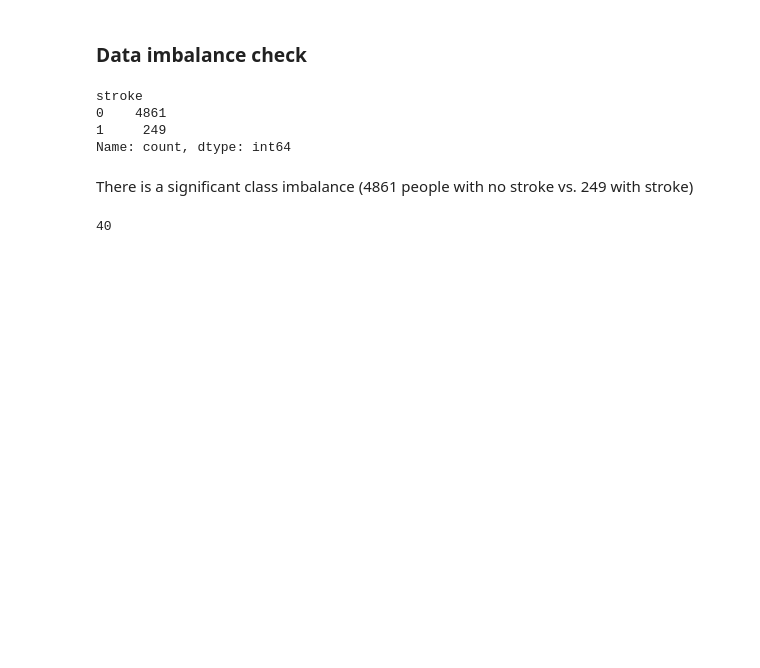
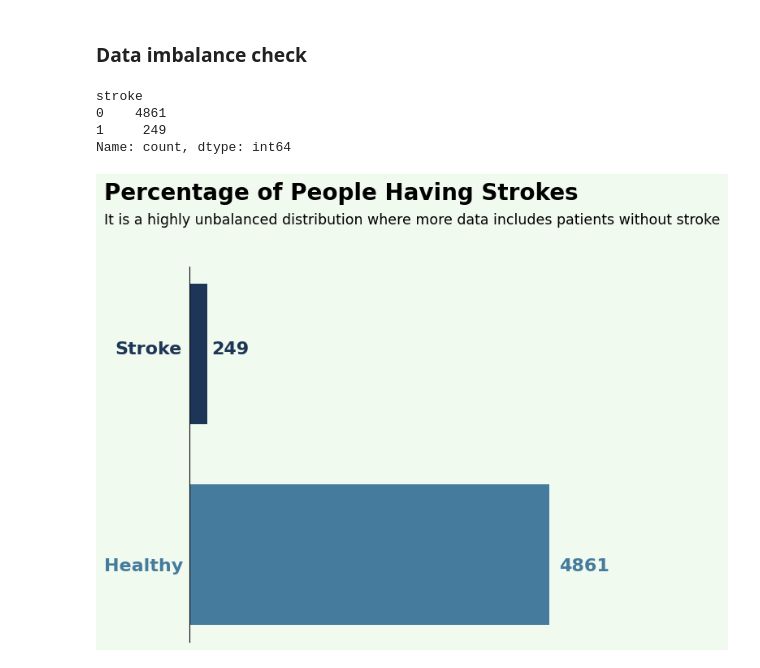
Before and after one commit to DPowidzka/stroke_prediction, a Jupyter notebook: stroke_prediction.ipynb, the cells around one changed output. Drawn from its saved outputs; the diff is of its cells as text; code cells hidden in the pictures; blank space fills up the shorter version.

```diff
--- a/stroke_prediction.ipynb
+++ b/stroke_prediction.ipynb
@@ -69,11 +76,33 @@ stroke
 0    4861
 1     249
 Name: count, dtype: int64
-# %% [markdown]
-There is a significant class imbalance (4861 people with no stroke vs. 249 with stroke)
-# %%
-# Check number of people with stroke and no record in 'bmi'
-missing_bmi = stroke_df[(stroke_df['bmi'].isnull()) & (stroke_df['stroke'] == 1)].shape[0]
-missing_bmi
-# %% [output]
-40
+# %%
+stroke_count = stroke_df.groupby(['stroke'])['stroke'].count()
+# Create the plot
+fig, ax = plt.subplots(figsize=(6,6))
+# Add bars
+ax.barh([1], stroke_count[1], height=0.7, color='#1D3557')
+ax.barh([0], stroke_count[0], height=0.7, color='#457B9D')
+# Add annotations
+plt.text(-1150, -0.08, 'Healthy', fontdict={'size': 16, 'weight': 'bold', 'color': '#457B9D'})
+plt.text(-1000, 1, 'Stroke', fontdict={'size': 16, 'weight': 'bold', 'color': '#1D3557'})
+# Percentage values
+plt.text(5000, -0.08, '4861', fontdict={'size': 16, 'weight': 'bold', 'color': '#457B9D'})
+plt.text(300, 1, '249', fontdict={'size': 16, 'weight': 'bold', 'color': '#1D3557'})
+# Background color
+fig.patch.set_facecolor('#F1FAEE')
+ax.set_facecolor('#F1FAEE')
+# Hiding axes and spines
+ax.axes.get_xaxis().set_visible(False)
+ax.axes.get_yaxis().set_visible(False)
+for direction in ['top', 'right', 'bottom']:
+    ax.spines[direction].set_visible(False)
+# Add a title and additional description
+plt.text(-1150, 1.77, 'Percentage of People Having Strokes',
+         fontdict={'size': 20, 'weight': 'bold', 'color': 'black'})
+plt.text(-1150, 1.65, 'It is a highly unbalanced distribution where more data includes patients without stroke',
+         fontdict={'size': 12.5, 'color': 'black'})
+# Show the plot
+plt.show()
+# %% [output]
+[figure, added]
```
Also changed, not shown: parts of 38 cells of this notebook.
